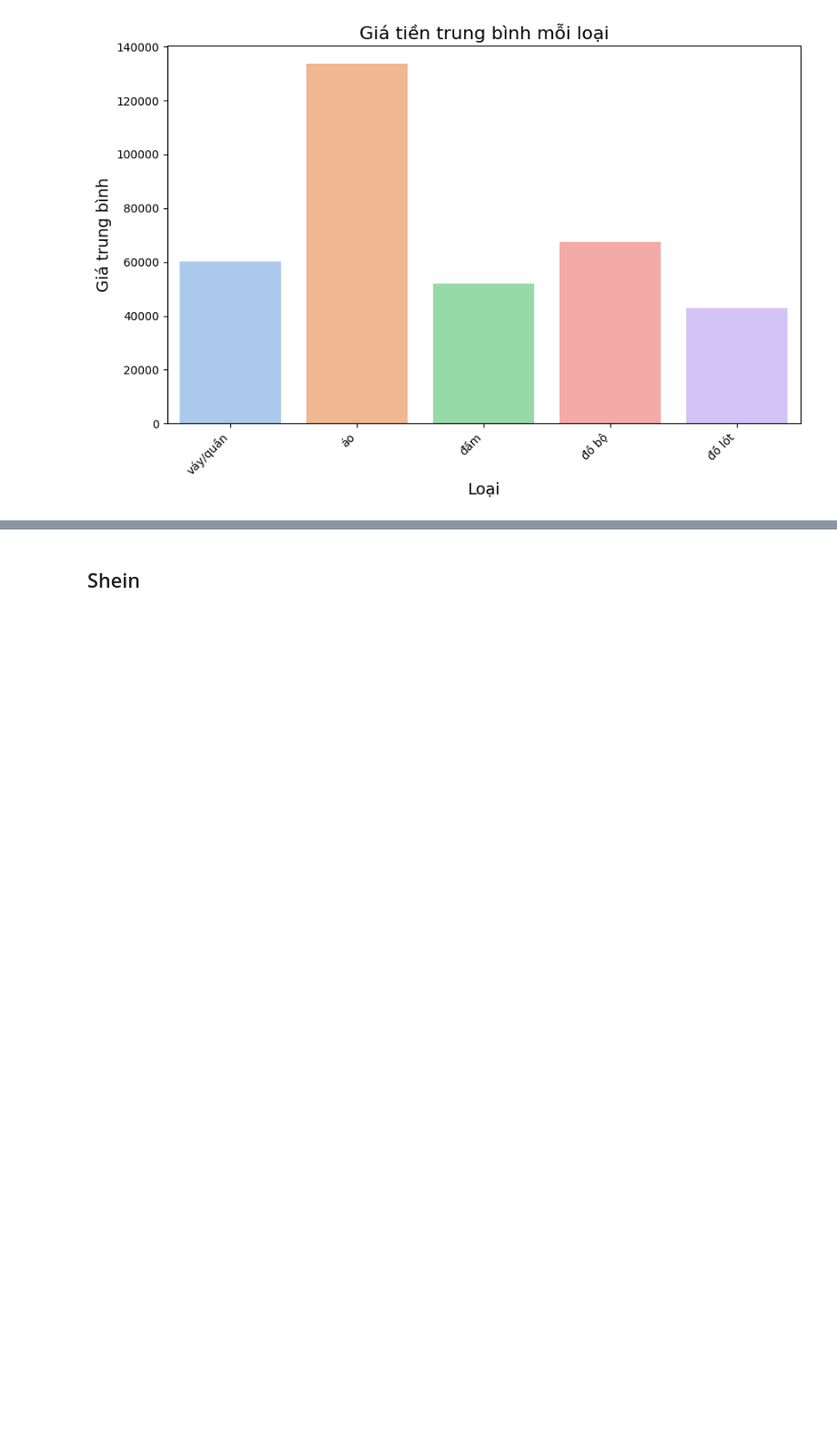
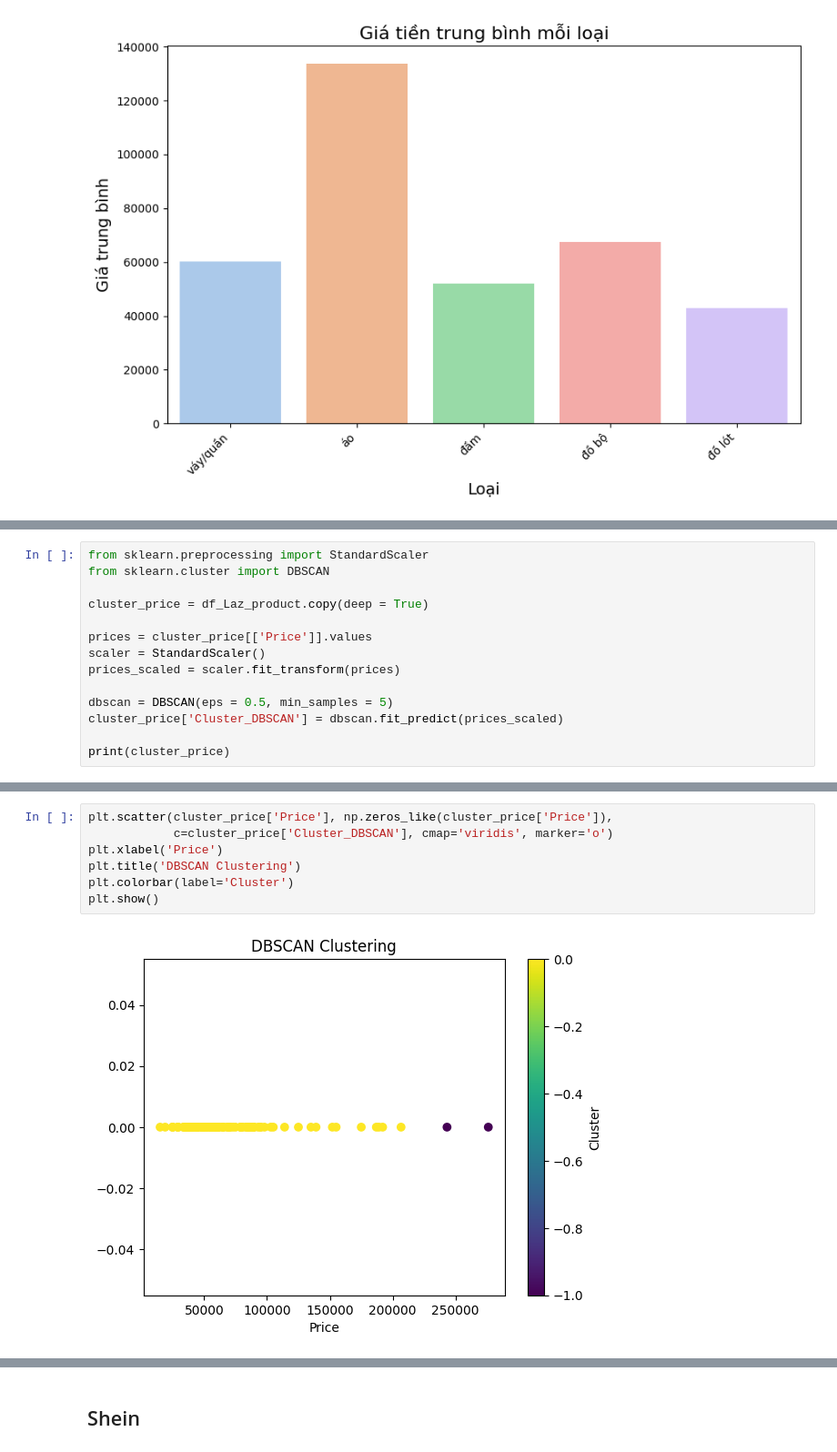
Before and after one commit to tathithienthanh/WomenFashionProductRecommendationSystem, a Jupyter notebook: Untitled.ipynb, the cells around one changed output, grey strips where cells are left out. Shown at 91% size. Saved outputs shown, nothing was run; the diff lists cells and outputs as text; blank space fills up the shorter version.

```diff
--- a/Untitled.ipynb
+++ b/Untitled.ipynb
@@ -974,0 +973,14 @@ plt.show()
+# %%
+from sklearn.preprocessing import StandardScaler
+from sklearn.cluster import DBSCAN
+
+cluster_price = df_Laz_product.copy(deep = True)
+
+prices = cluster_price[['Price']].values
+scaler = StandardScaler()
+prices_scaled = scaler.fit_transform(prices)
+
+dbscan = DBSCAN(eps = 0.5, min_samples = 5)
+cluster_price['Cluster_DBSCAN'] = dbscan.fit_predict(prices_scaled)
+
+print(cluster_price)
@@ -974,0 +1005,9 @@ plt.show()
+# %%
+plt.scatter(cluster_price['Price'], np.zeros_like(cluster_price['Price']),
+            c=cluster_price['Cluster_DBSCAN'], cmap='viridis', marker='o')
+plt.xlabel('Price')
+plt.title('DBSCAN Clustering')
+plt.colorbar(label='Cluster')
+plt.show()
+# %% [output]
+[figure, added]
```
Also changed, not shown: parts of 13 cells of this notebook.
